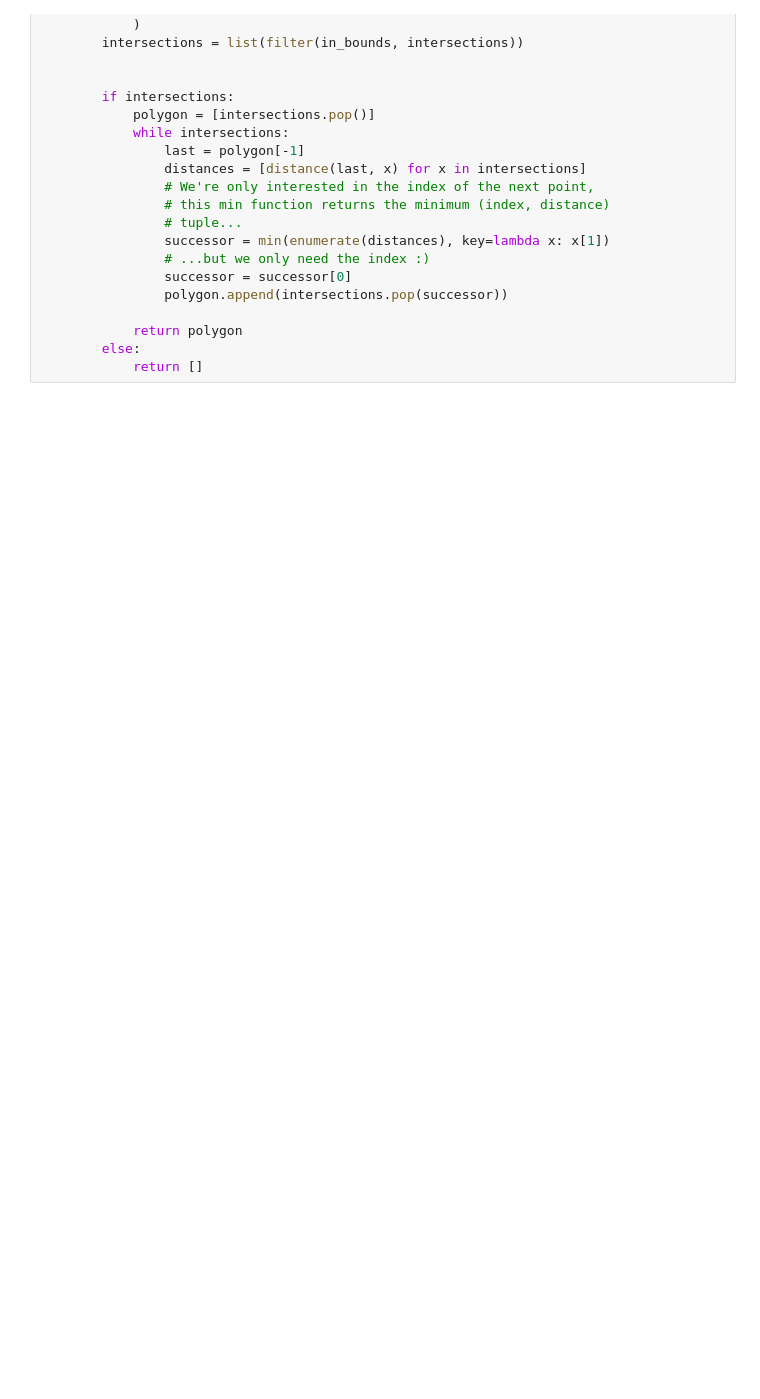
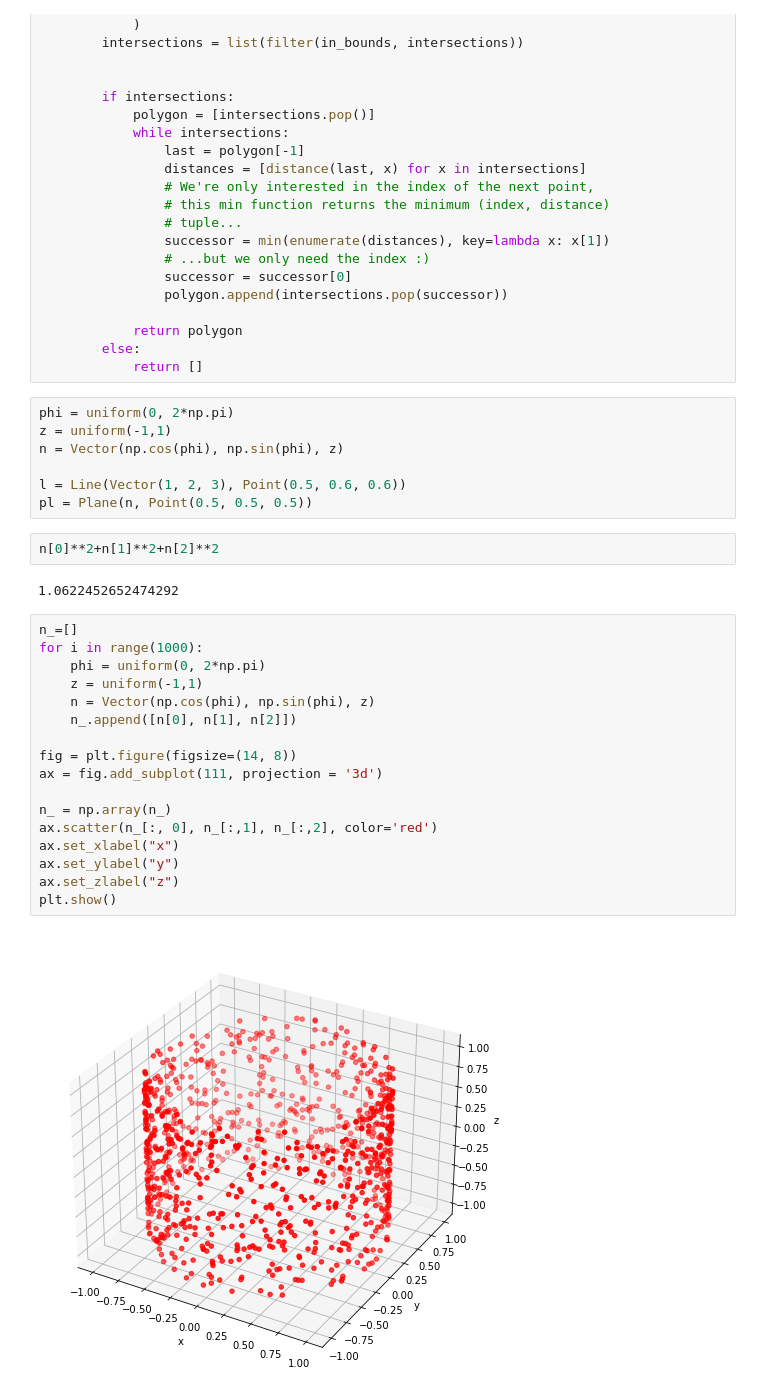
Before and after one commit to lizaconst/analytic-geometry, a Jupyter notebook: 4-sections-distribution.ipynb, the cells around one changed output. Saved outputs shown, nothing was run; the diff lists cells and outputs as text; blank space fills up the shorter version.

```diff
--- a/4-sections-distribution.ipynb
+++ b/4-sections-distribution.ipynb
@@ -117,3 +128,33 @@ class Cube():
             return polygon
         else:
             return []
+# %%
+phi = uniform(0, 2*np.pi)
+z = uniform(-1,1)
+n = Vector(np.cos(phi), np.sin(phi), z)
+
+l = Line(Vector(1, 2, 3), Point(0.5, 0.6, 0.6))
+pl = Plane(n, Point(0.5, 0.5, 0.5))
+# %%
+n[0]**2+n[1]**2+n[2]**2
+# %% [output]
+1.0622452652474292
+# %%
+n_=[]
+for i in range(1000):
+    phi = uniform(0, 2*np.pi)
+    z = uniform(-1,1)
+    n = Vector(np.cos(phi), np.sin(phi), z)
+    n_.append([n[0], n[1], n[2]])
+
+fig = plt.figure(figsize=(14, 8))
+ax = fig.add_subplot(111, projection = '3d')
+
+n_ = np.array(n_)
+ax.scatter(n_[:, 0], n_[:,1], n_[:,2], color='red')
+ax.set_xlabel("x")
+ax.set_ylabel("y")
+ax.set_zlabel("z")
+plt.show()
+# %% [output]
+[figure, added]
```
Also changed, not shown: parts of 13 cells of this notebook, 43 other files.
